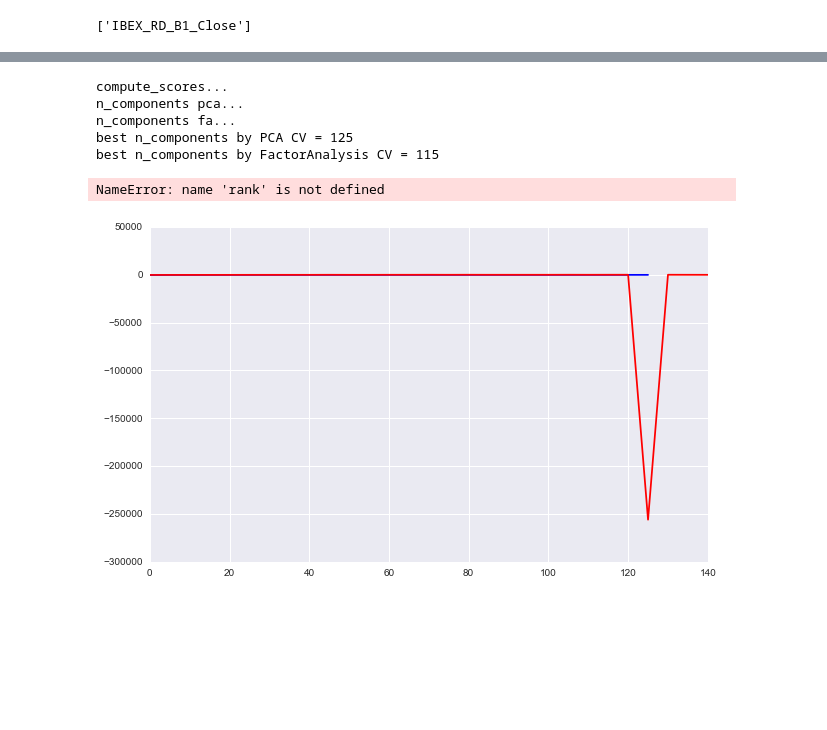
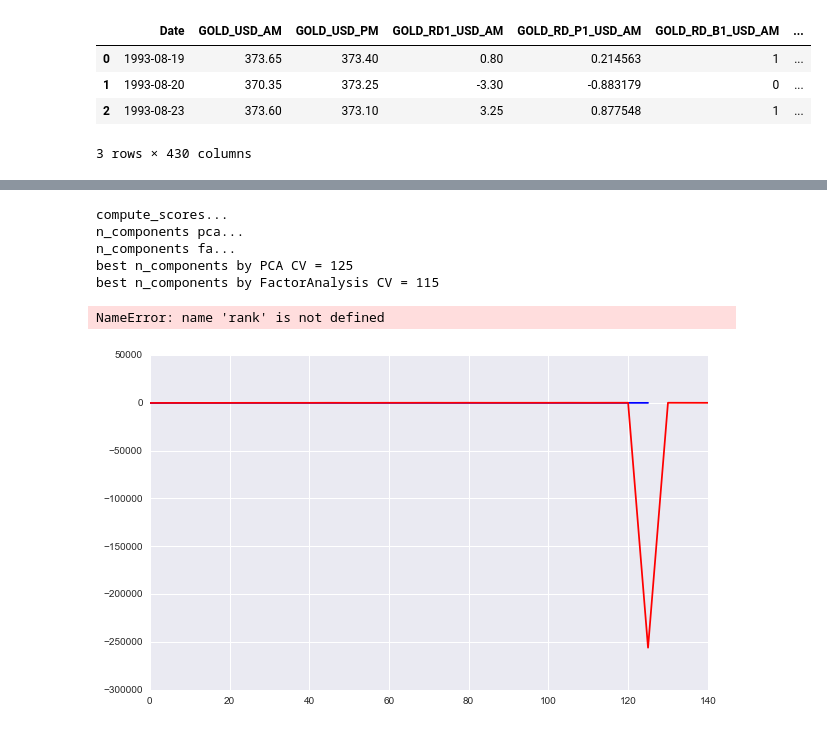
Before and after one commit to pablovicente/stock-index-prediction, a Jupyter notebook: Data_Analysis.ipynb, the cells around one changed output, grey strips where cells are left out. Cells and saved outputs as stored; diff of their text form; code cells hidden in the pictures; blank space fills up the shorter version.

```diff
--- a/Data_Analysis.ipynb
+++ b/Data_Analysis.ipynb
@@ -83,10 +204,12 @@ trainDates.append(training_dates.upperIndex)
 testDates.append(testing_dates.lowerIndex)
 testDates.append(testing_dates.upperIndex)
 
-dataset =  ml_dataset.remove_columns_from_dataset(dataset, 'close', False)
-trainX, trainY, testX, testY, cols = ml_dataset.dataset_to_train_using_dates(dataset, trainDates, testDates, binary=False)
-
-trainX = preprocessing.Imputer().fit_transform(trainX)
-testX = preprocessing.Imputer().fit_transform(testX)
+trainX, trainY, testX, testY, cols, new_dataset = dataset_to_train_using_dates(dataset, trainDates, testDates, binary=False, shiftFeatures=True)
-# %% [output]
-['IBEX_RD_B1_Close']
+# %%
+dataset.head(3)
+# %% [output]
+|  | Date | GOLD_USD_AM | GOLD_USD_PM | GOLD_RD1_USD_AM | GOLD_RD_P1_USD_AM | GOLD_RD_B1_USD_AM | ... |
+| 0 | 1993-08-19 | 373.65 | 373.40 | 0.80 | 0.214563 | 1 | ... |
+| 1 | 1993-08-20 | 370.35 | 373.25 | -3.30 | -0.883179 | 0 | ... |
+| 2 | 1993-08-23 | 373.60 | 373.10 | 3.25 | 0.877548 | 1 | ... |
+3 rows × 430 columns
```
Also changed, not shown: parts of 6 cells of this notebook.
